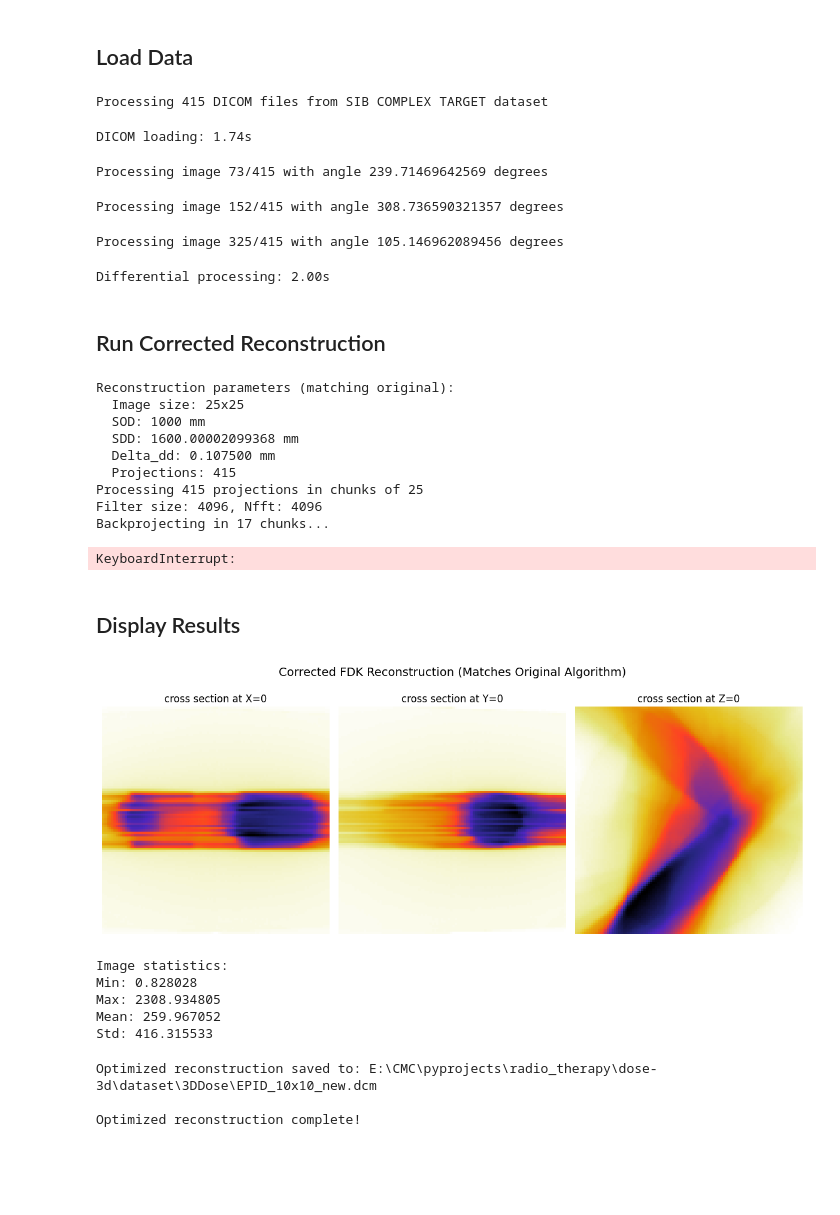
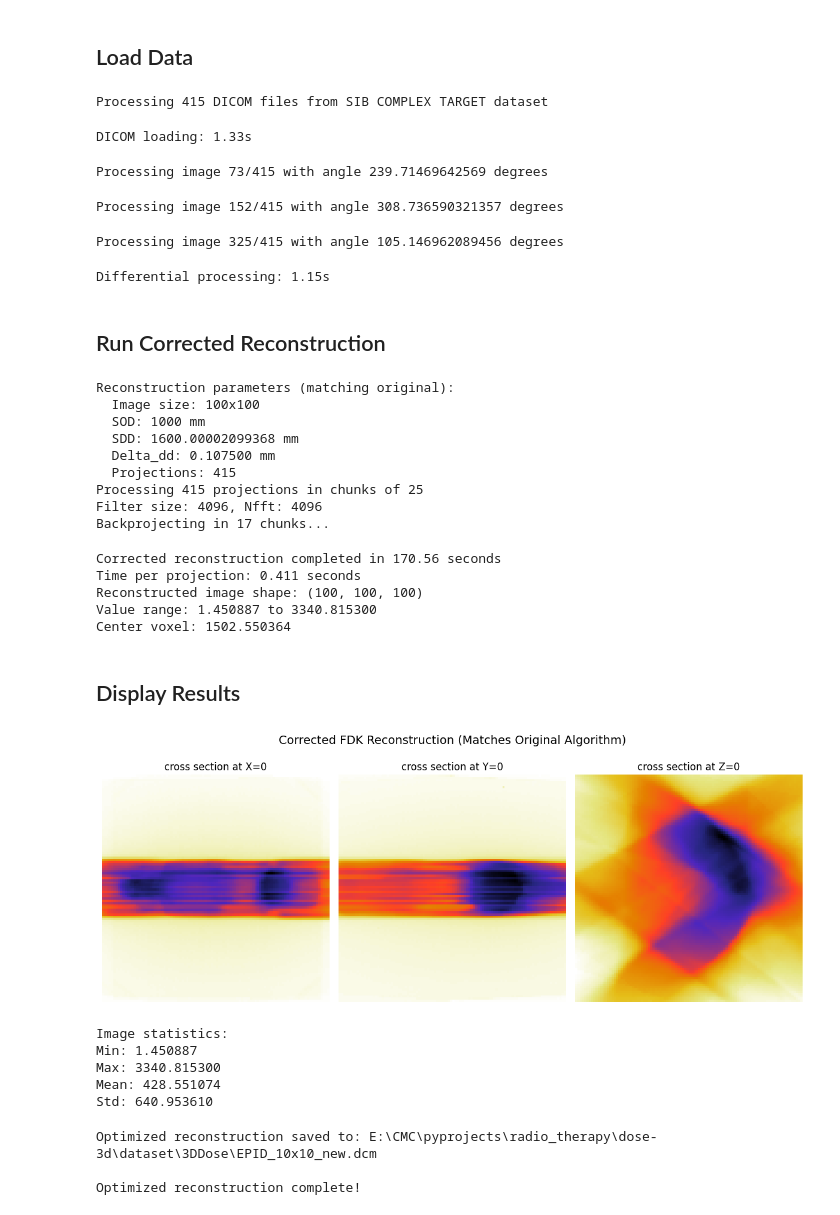
Before and after one commit to SujithChristopher/dose-3d, a Jupyter notebook: notebooks/ConeBeam_FDK_corrected2.ipynb, the cells around one changed output. Drawn from its saved outputs; the diff is of its cells as text; code cells hidden in the pictures; blank space fills up the shorter version.

```diff
--- a/notebooks/ConeBeam_FDK_corrected2.ipynb
+++ b/notebooks/ConeBeam_FDK_corrected2.ipynb
@@ -145,6 +145,7 @@ def load_dicom_fast(path_list, max_workers=8):
 
     return np.array(images), np.array(angles)
 # %%
+import cv2
 def process_differential_original(images, angles, threshold=10000, DONT_PROCESS=False):
     """Original differential processing logic - EXACT copy"""
     n_images = len(images)
@@ -165,9 +166,12 @@ def process_differential_original(images, angles, threshold=10000, DONT_PROCESS=
 
         else:
             if np.max(_m) > threshold:
-                processed_images[idx, :, :] = processed_images[idx-1, :, :]
-                processed_angles.append(processed_angles[idx-1])
-                # processed_angles.append(angles[idx])
+                # processed_images[idx, :, :] = processed_images[idx-1, :, :]
+                # processed_angles.append(processed_angles[idx-1])
+
+                processed_images[idx, :, :] = cv2.flip(-abs(curr - prev), 1)
+                processed_angles.append(angles[idx])
+
                 print(f"Processing image {idx+1}/{n_images} with angle {angles[idx]} degrees")
 
             else:
@@ -282,11 +286,11 @@ sorted_images = processed_images
 sorted_angles = processed_angles
 # %% [output]
 Processing 415 DICOM files from SIB COMPLEX TARGET dataset
-DICOM loading: 1.74s
+DICOM loading: 1.33s
 Processing image 73/415 with angle 239.71469642569 degrees
 Processing image 152/415 with angle 308.736590321357 degrees
 Processing image 325/415 with angle 105.146962089456 degrees
-Differential processing: 2.00s
+Differential processing: 1.15s
 # %%
 # STOP_HERE
 # %% [markdown]
@@ -300,7 +304,7 @@ SOD = SAD
 SDD = SID
 width = 0.172  # mm
 delta_dd = width * SOD / SDD
-Nimage = 25
+Nimage = 100
 
 print(f"Reconstruction parameters (matching original):")
 print(f"  Image size: {Nimage}x{Nimage}")
@@ -327,7 +331,7 @@ print(f"Value range: {rec_image.min():.6f} to {rec_image.max():.6f}")
 print(f"Center voxel: {rec_image[50, 50, 50]:.6f}")
 # %% [output]
 Reconstruction parameters (matching original):
-  Image size: 25x25
+  Image size: 100x100
   SOD: 1000 mm
   SDD: 1600.00002099368 mm
   Delta_dd: 0.107500 mm
@@ -335,47 +339,51 @@ Reconstruction parameters (matching original):
 Processing 415 projections in chunks of 25
 Filter size: 4096, Nfft: 4096
 Backprojecting in 17 chunks...
-KeyboardInterrupt:
+Corrected reconstruction completed in 170.56 seconds
+Time per projection: 0.411 seconds
+Reconstructed image shape: (100, 100, 100)
+Value range: 1.450887 to 3340.815300
+Center voxel: 1502.550364
 # %% [markdown]
 ## Display Results
 # %%
 # Display reconstruction - EXACTLY as original
 NimageZ = Nimage * sorted_images.shape[0] // sorted_images.shape[0]
 Z_c = int(NimageZ // 2)
 X_c = int(Nimage // 2)
 Y_c = int(Nimage // 2)
 
 fig, axes = plt.subplots(1, 3, figsize=(12, 5))
 fig.suptitle('Corrected FDK Reconstruction (Matches Original Algorithm)', fontsize=14)
 
 # Cross sections - EXACTLY as original
-axes[0].imshow(rec_image[50, :, :].T, cmap='CMRmap_r')
+axes[0].imshow(rec_image[30, :, :].T, cmap='CMRmap_r')
 axes[0].set_title('cross section at X=0')
 axes[0].axis('off')
 
 axes[1].imshow(rec_image[:, Y_c, :].T, cmap='CMRmap_r')
 axes[1].set_title('cross section at Y=0')
 axes[1].axis('off')
 
-axes[2].imshow(rec_image[:, :, 62].T, cmap='CMRmap_r')
+axes[2].imshow(rec_image[:, :, 39].T, cmap='CMRmap_r')
 axes[2].set_title('cross section at Z=0')
 axes[2].axis('off')
 
 plt.tight_layout()
 plt.show()
 
 print(f"\nImage statistics:")
 print(f"Min: {rec_image.min():.6f}")
 print(f"Max: {rec_image.max():.6f}")
 print(f"Mean: {rec_image.mean():.6f}")
 print(f"Std: {rec_image.std():.6f}")
 # %% [output]
-[figure, old version]
+[figure, new version]
 Image statistics:
-Min: 0.828028
-Max: 2308.934805
-Mean: 259.967052
-Std: 416.315533
+Min: 1.450887
+Max: 3340.815300
+Mean: 428.551074
+Std: 640.953610
 # %%
 _TPS_pth = r"E:\CMC\pyprojects\radio_therapy\dose-3d\dataset\3DDose\EPID_12_t0.dcm"
 
```
Also changed, not shown: 31 other files.
